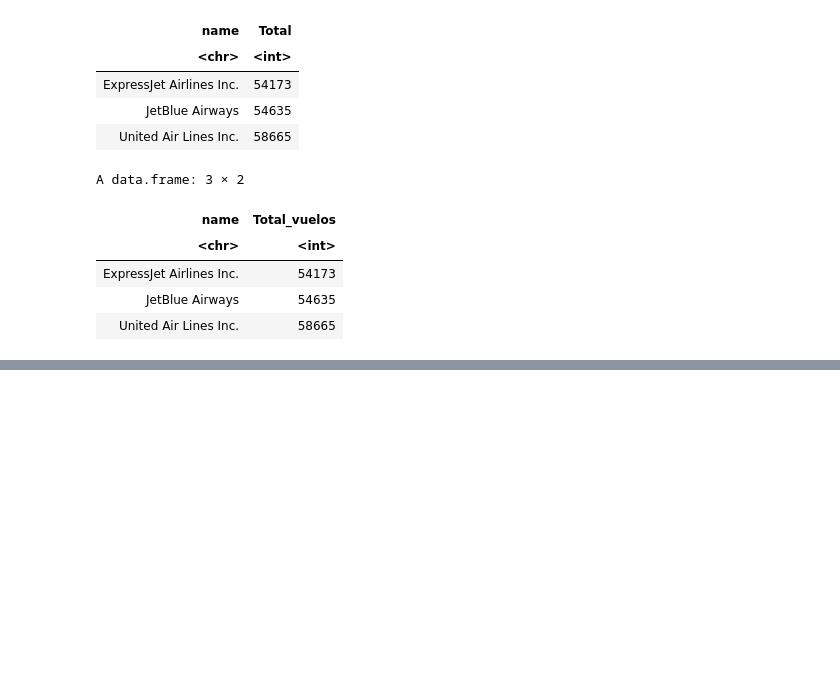
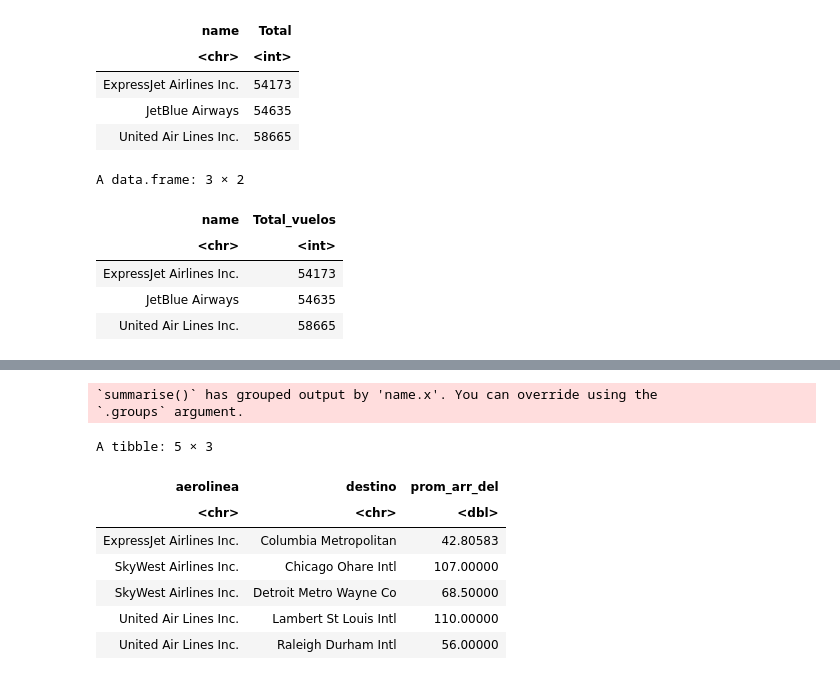
Before and after one commit to majorquev/DBDC_202406_Programacion_en_R_para_ciencia_de_datos, a Jupyter notebook: Clases/C4/01_Cruce_de_tablas.ipynb, the cells around one changed output, grey strips where cells are left out. Saved outputs shown, nothing was run; the diff lists cells and outputs as text; code cells hidden in the pictures; blank space fills up the shorter version.

```diff
--- a/Clases/C4/01_Cruce_de_tablas.ipynb
+++ b/Clases/C4/01_Cruce_de_tablas.ipynb
@@ -305,0 +345,21 @@ A data.frame: 3 × 2
+# %%
+vuelos %>%
+  left_join(airlines, by = "carrier") %>%
+  left_join(airports, by = c("dest" = "faa") ) %>%
+  group_by(name.x,	name.y) %>%
+  summarise(prom_arr_del = mean(arr_delay, na.rm = T)) %>%
+  rename(aerolinea = name.x,
+         destino = name.y) %>%
+  ungroup() %>% # Rompe la estructura de grupos
+  top_n(n=5, wt = prom_arr_del) # obtenemos el top 5 de todo el dataframe.
+# %% [output]
+`summarise()` has grouped output by 'name.x'. You can override using the
+`.groups` argument.
+A tibble: 5 × 3
+| aerolinea | destino | prom_arr_del |
+| <chr> | <chr> | <dbl> |
+| ExpressJet Airlines Inc. | Columbia Metropolitan | 42.80583 |
+| SkyWest Airlines Inc. | Chicago Ohare Intl | 107.00000 |
+| SkyWest Airlines Inc. | Detroit Metro Wayne Co | 68.50000 |
+| United Air Lines Inc. | Lambert St Louis Intl | 110.00000 |
+| United Air Lines Inc. | Raleigh Durham Intl | 56.00000 |
```
Also changed, not shown: parts of 4 cells of this notebook.
